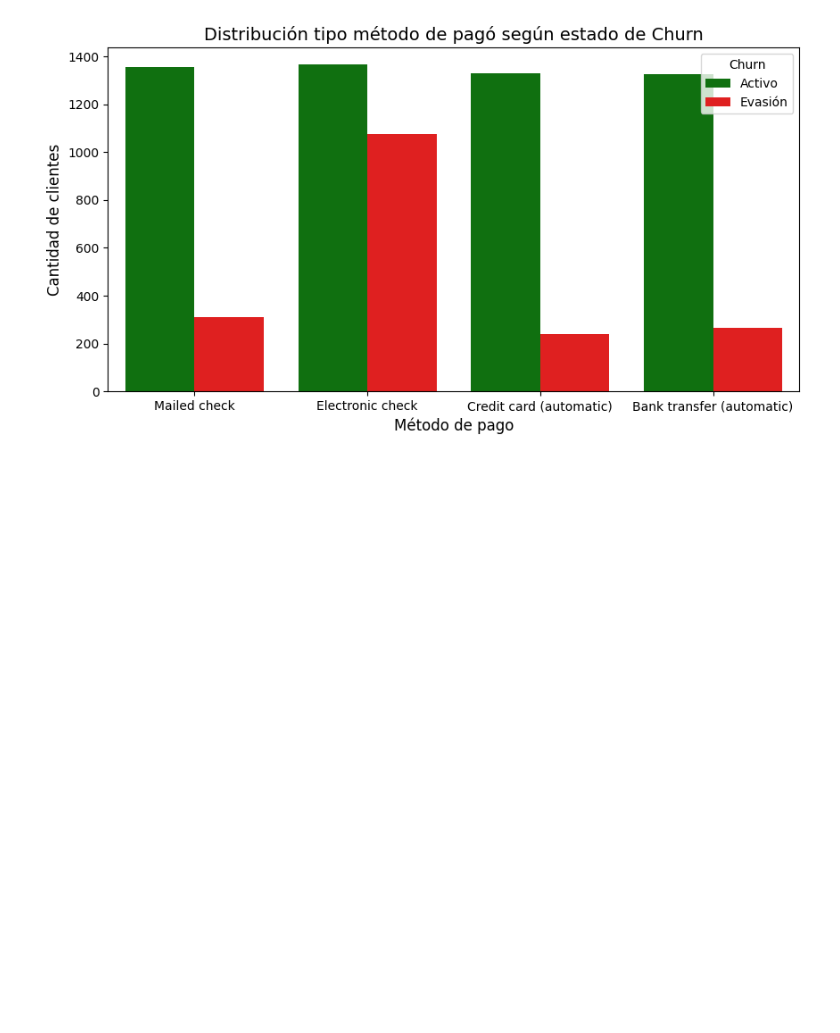
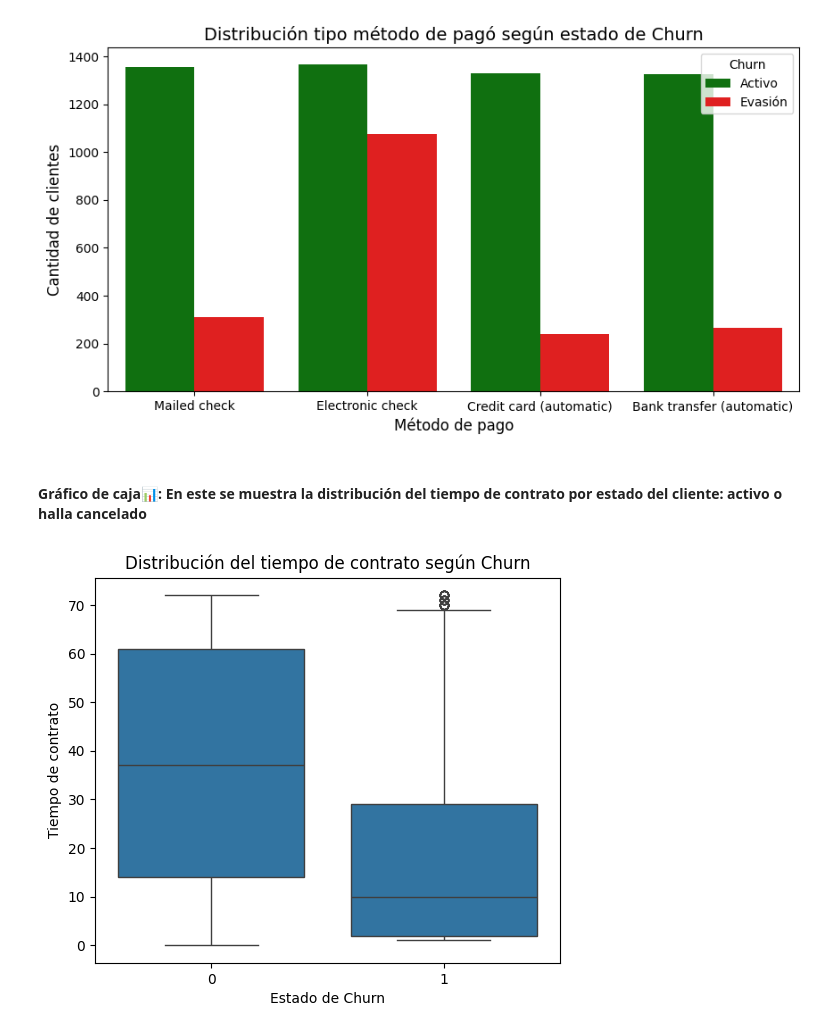
Before and after one commit to JharleCompres/Telecom-X---An-lisis-de-Evasi-n-de-Clientes, a Jupyter notebook: Telecom_X_Análisis_de_Evasión_de_Clientes.ipynb, the cells around one changed output. Cells and saved outputs as stored; diff of their text form; code cells hidden in the pictures; blank space fills up the shorter version.

```diff
--- a/Telecom_X_Análisis_de_Evasión_de_Clientes.ipynb
+++ b/Telecom_X_Análisis_de_Evasión_de_Clientes.ipynb
@@ -562,3 +560,22 @@ except Exception as e:
   print(f'Error al extraer los datos verifique: {e}')
 # %% [output]
 [figure]
+# %% [markdown]
+#### **Gráfico de caja📊: En este se muestra la distribución del tiempo de contrato por estado del cliente: activo o halla cancelado**
+# %%
+try:
+  import seaborn as sns
+  import matplotlib.pyplot as plt
+
+  plt.figure(figsize=(6,5))
+  sns.boxplot(x='Churn',y='tenure',data=df_telecomx_normalizado)
+
+  plt.title('Distribución del tiempo de contrato según Churn')
+  plt.xlabel('Estado de Churn')
+  plt.ylabel('Tiempo de contrato')
+  plt.show()
+
+except Exception as e:
+  print(f'Error al extraer los datos verifique: {e}')
+# %% [output]
+[figure, added]
```
Also changed, not shown: parts of 8 cells of this notebook.
